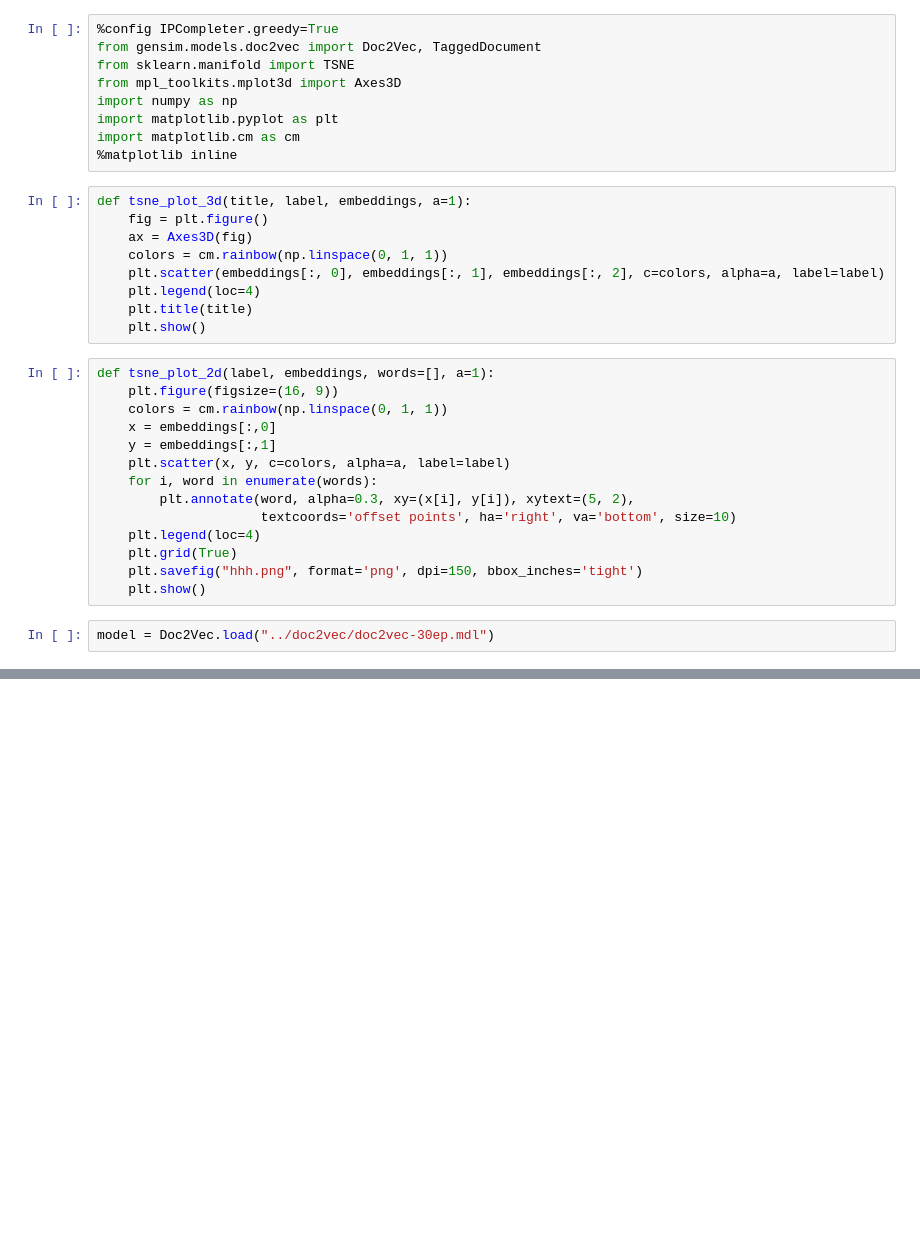
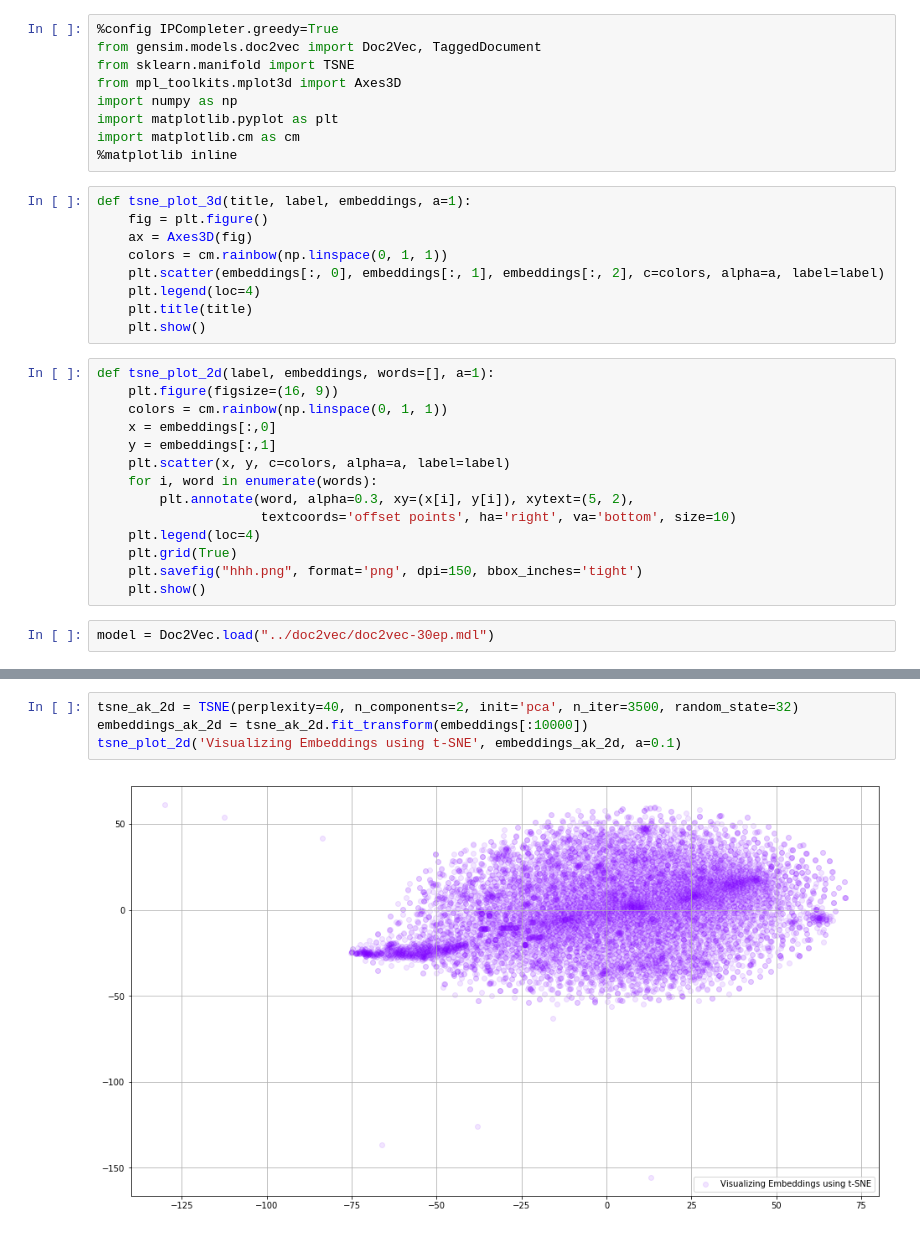
Before and after one commit to risoo10/mercari-price-prediction, a Jupyter notebook: notebooks/Visualization.ipynb, the cells around one changed output, grey strips where cells are left out. Cells and saved outputs as stored; diff of their text form; blank space fills up the shorter version.

```diff
--- a/notebooks/Visualization.ipynb
+++ b/notebooks/Visualization.ipynb
@@ -58,0 +75,6 @@ tsne_plot_2d('Visualizing Embeddings using t-SNE', embeddings_ak_2d, a=0.1)
+# %%
+tsne_ak_2d = TSNE(perplexity=40, n_components=2, init='pca', n_iter=3500, random_state=32)
+embeddings_ak_2d = tsne_ak_2d.fit_transform(embeddings[:10000])
+tsne_plot_2d('Visualizing Embeddings using t-SNE', embeddings_ak_2d, a=0.1)
+# %% [output]
+[figure, added]
```
Also changed, not shown: parts of 6 cells of this notebook.
